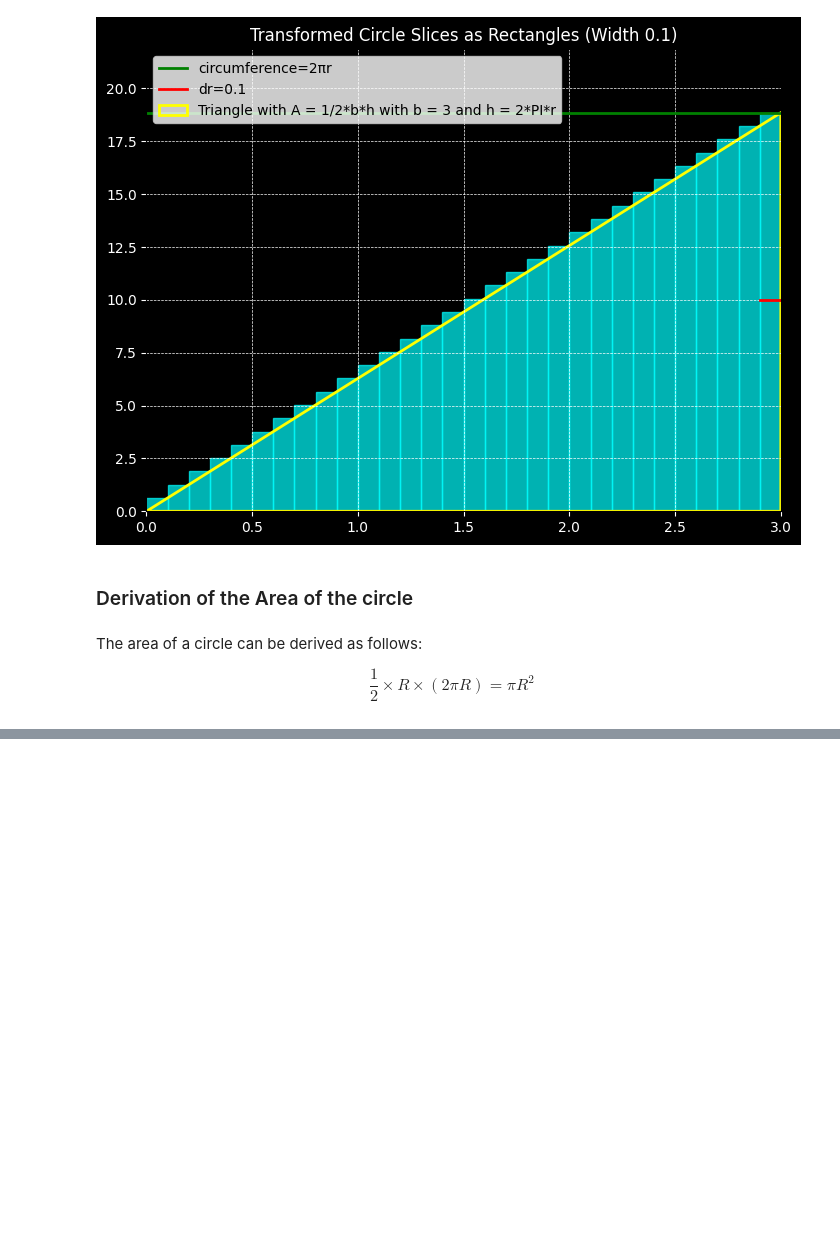
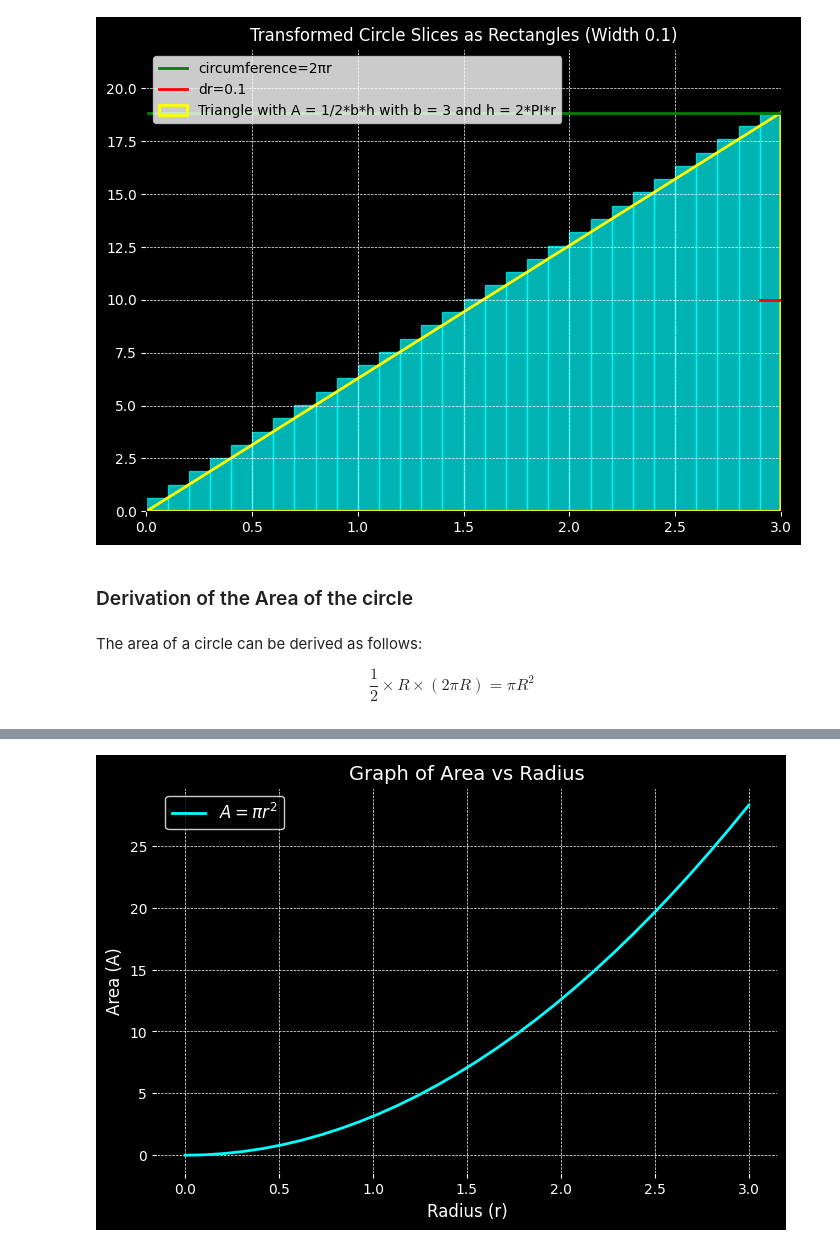
Before and after one commit to KevinGarrison/PythonCalculusEssentials, a Jupyter notebook: chapter_1.ipynb, the cells around one changed output, grey strips where cells are left out. Drawn from its saved outputs; the diff is of its cells as text; code cells hidden in the pictures; blank space fills up the shorter version.

```diff
--- a/chapter_1.ipynb
+++ b/chapter_1.ipynb
@@ -155,0 +183,24 @@ $$
+# %%
+areas = np.pi * radii**2
+# Plot with a black background
+plt.figure(figsize=(8, 5))
+plt.plot(radii, areas, label=r'$A = \pi r^2$', color='cyan', linewidth=2)
+
+# Set black background
+plt.gca().set_facecolor('black')  # Background of the plot area
+plt.gcf().set_facecolor('black')  # Background of the entire figure
+
+# Grid and labels
+plt.grid(True, linestyle='--', linewidth=0.5, color='white')
+plt.xlabel("Radius (r)", fontsize=12, color='white')
+plt.ylabel("Area (A)", fontsize=12, color='white')
+plt.title("Graph of Area vs Radius", fontsize=14, color='white')
+plt.tick_params(colors='white')  # Tick labels in white
+
+# Legend
+plt.legend(fontsize=12, loc='upper left', facecolor='black', edgecolor='white', labelcolor='white')
+
+# Show the plot
+plt.show()
+# %% [output]
+[figure, added]
```
Also changed, not shown: parts of 2 cells of this notebook.
